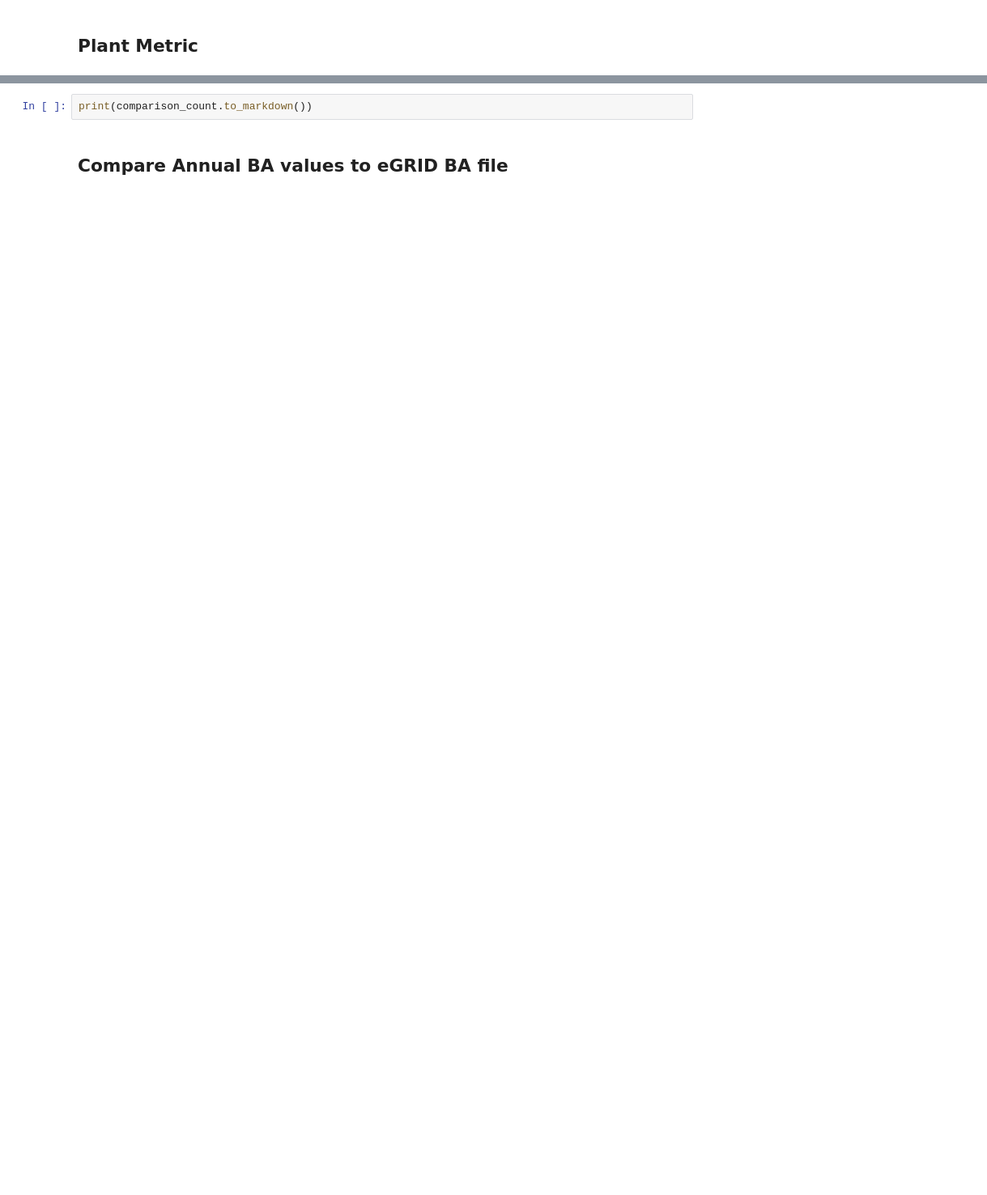
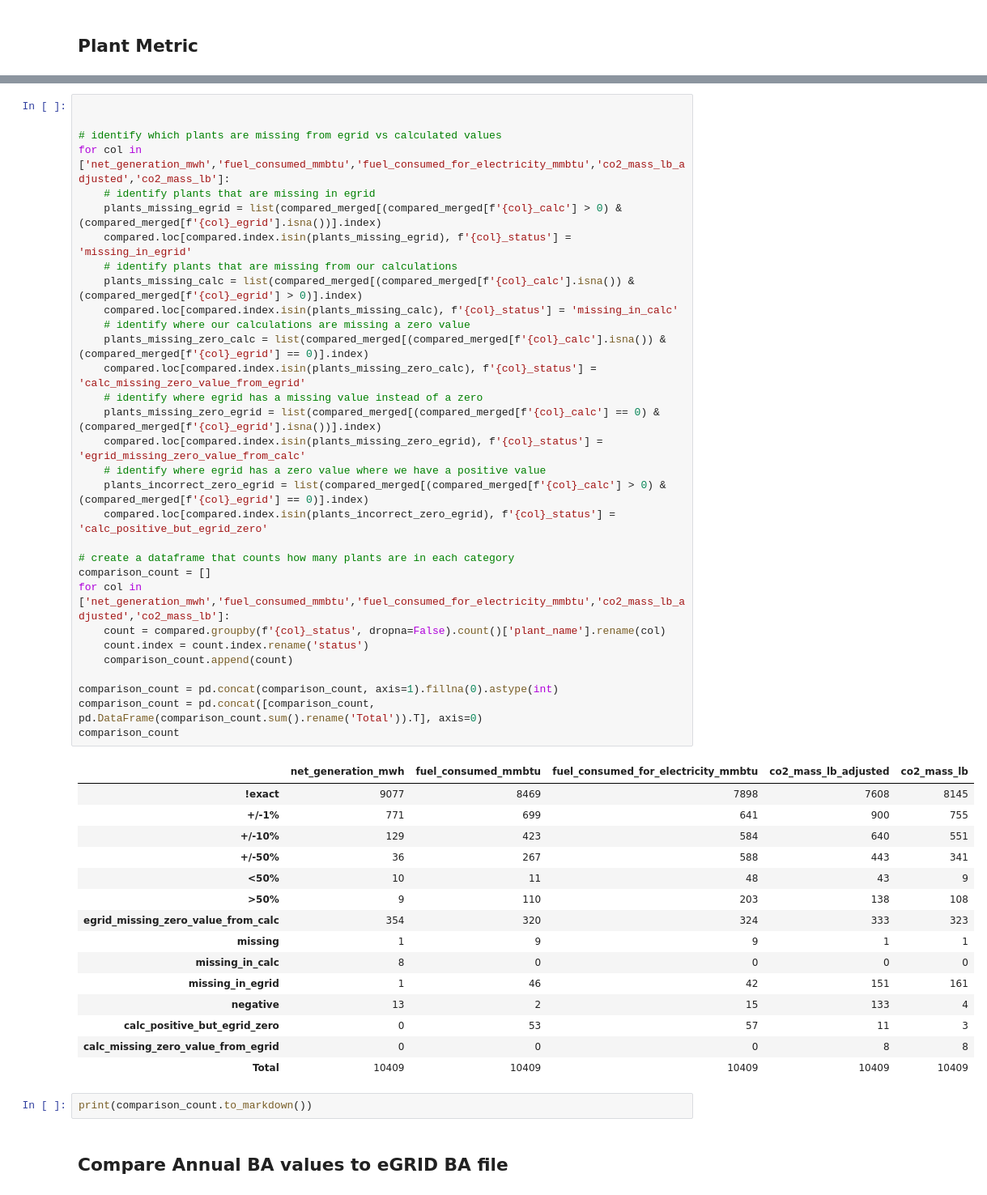
Before and after one commit to singularity-energy/open-grid-emissions, a Jupyter notebook: notebooks/validate_vs_egrid.ipynb, the cells around one changed output, grey strips where cells are left out. Shown at 81% size. Drawn from its saved outputs; the diff is of its cells as text; blank space fills up the shorter version.

```diff
--- a/notebooks/validate_vs_egrid.ipynb
+++ b/notebooks/validate_vs_egrid.ipynb
@@ -256,3 +346,50 @@ comparison_count
+# %%
+
+
+# identify which plants are missing from egrid vs calculated values
+for col in ['net_generation_mwh','fuel_consumed_mmbtu','fuel_consumed_for_electricity_mmbtu','co2_mass_lb_adjusted','co2_mass_lb']:
+    # identify plants that are missing in egrid
+    plants_missing_egrid = list(compared_merged[(compared_merged[f'{col}_calc'] > 0) & (compared_merged[f'{col}_egrid'].isna())].index)
+    compared.loc[compared.index.isin(plants_missing_egrid), f'{col}_status'] = 'missing_in_egrid'
+    # identify plants that are missing from our calculations
+    plants_missing_calc = list(compared_merged[(compared_merged[f'{col}_calc'].isna()) & (compared_merged[f'{col}_egrid'] > 0)].index)
+    compared.loc[compared.index.isin(plants_missing_calc), f'{col}_status'] = 'missing_in_calc'
+    # identify where our calculations are missing a zero value
+    plants_missing_zero_calc = list(compared_merged[(compared_merged[f'{col}_calc'].isna()) & (compared_merged[f'{col}_egrid'] == 0)].index)
+    compared.loc[compared.index.isin(plants_missing_zero_calc), f'{col}_status'] = 'calc_missing_zero_value_from_egrid'
+    # identify where egrid has a missing value instead of a zero
+    plants_missing_zero_egrid = list(compared_merged[(compared_merged[f'{col}_calc'] == 0) & (compared_merged[f'{col}_egrid'].isna())].index)
+    compared.loc[compared.index.isin(plants_missing_zero_egrid), f'{col}_status'] = 'egrid_missing_zero_value_from_calc'
+    # identify where egrid has a zero value where we have a positive value
+    plants_incorrect_zero_egrid = list(compared_merged[(compared_merged[f'{col}_calc'] > 0) & (compared_merged[f'{col}_egrid'] == 0)].index)
+    compared.loc[compared.index.isin(plants_incorrect_zero_egrid), f'{col}_status'] = 'calc_positive_but_egrid_zero'
+
+# create a dataframe that counts how many plants are in each category
+comparison_count = []
+for col in ['net_generation_mwh','fuel_consumed_mmbtu','fuel_consumed_for_electricity_mmbtu','co2_mass_lb_adjusted','co2_mass_lb']:
+    count = compared.groupby(f'{col}_status', dropna=False).count()['plant_name'].rename(col)
+    count.index = count.index.rename('status')
+    comparison_count.append(count)
+
+comparison_count = pd.concat(comparison_count, axis=1).fillna(0).astype(int)
+comparison_count = pd.concat([comparison_count, pd.DataFrame(comparison_count.sum().rename('Total')).T], axis=0)
+comparison_count
+# %% [output]
+|  | net_generation_mwh | fuel_consumed_mmbtu | fuel_consumed_for_electricity_mmbtu | co2_mass_lb_adjusted | co2_mass_lb |
+| !exact | 9077 | 8469 | 7898 | 7608 | 8145 |
+| +/-1% | 771 | 699 | 641 | 900 | 755 |
+| +/-10% | 129 | 423 | 584 | 640 | 551 |
+| +/-50% | 36 | 267 | 588 | 443 | 341 |
+| <50% | 10 | 11 | 48 | 43 | 9 |
+| >50% | 9 | 110 | 203 | 138 | 108 |
+| egrid_missing_zero_value_from_calc | 354 | 320 | 324 | 333 | 323 |
+| missing | 1 | 9 | 9 | 1 | 1 |
+| missing_in_calc | 8 | 0 | 0 | 0 | 0 |
+| missing_in_egrid | 1 | 46 | 42 | 151 | 161 |
+| negative | 13 | 2 | 15 | 133 | 4 |
+| calc_positive_but_egrid_zero | 0 | 53 | 57 | 11 | 3 |
+| calc_missing_zero_value_from_egrid | 0 | 0 | 0 | 8 | 8 |
+| Total | 10409 | 10409 | 10409 | 10409 | 10409 |
 # %%
 print(comparison_count.to_markdown())
 # %% [markdown]
```
Also changed, not shown: parts of 22 cells of this notebook, 3 other files.
